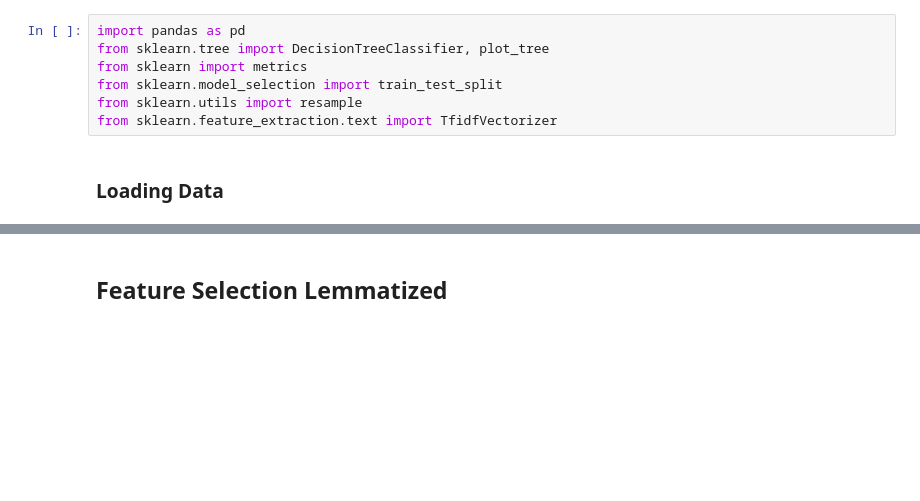
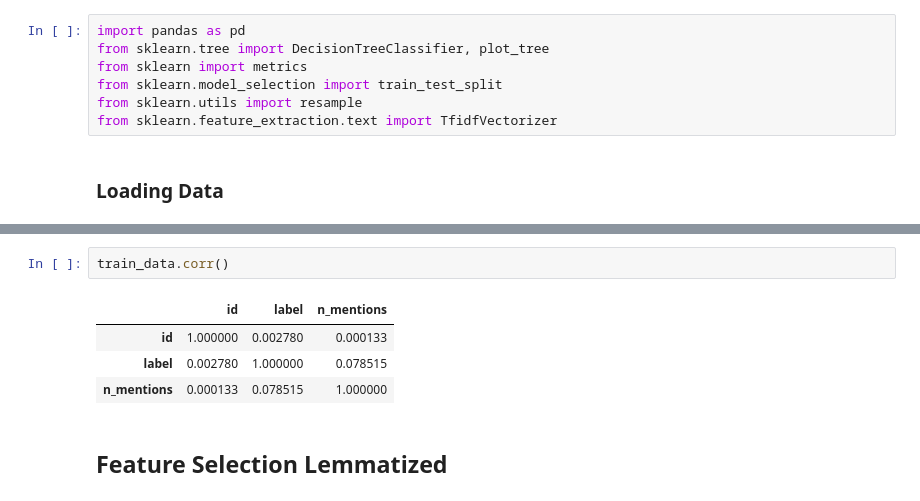
Before and after one commit to Aaron9812/Data_mining, a Jupyter notebook: src/models/decision_tree.ipynb, the cells around one changed output, grey strips where cells are left out. Drawn from its saved outputs; the diff is of its cells as text; blank space fills up the shorter version.

Commit message:
Merge branch 'main' of https://github.com/Aaron9812/Data_mining

```diff
--- a/src/models/decision_tree.ipynb
+++ b/src/models/decision_tree.ipynb
@@ -24,6 +24,13 @@ train_data.head()
 | 2 | 3 | 0 | bihday your majesty | bihday your majesty | 0 | [] | bihday your majesty | ... |
 | 3 | 4 | 0 | #model i love u take with u all t... | #model i love u take with u all t... | 0 | ['model'] | model i love u take with u all th... | ... |
 | 4 | 5 | 0 | factsguide: society now #motivation | factsguide: society now #motivation | 0 | ['motivation'] | factsguide society now motivation | ... |
+# %%
+train_data.corr()
+# %% [output]
+|  | id | label | n_mentions |
+| id | 1.000000 | 0.002780 | 0.000133 |
+| label | 0.002780 | 1.000000 | 0.078515 |
+| n_mentions | 0.000133 | 0.078515 | 1.000000 |
 # %% [markdown]
 ## Feature Selection Lemmatized
 # %%
```
Also changed, not shown: parts of 4 cells of this notebook.
